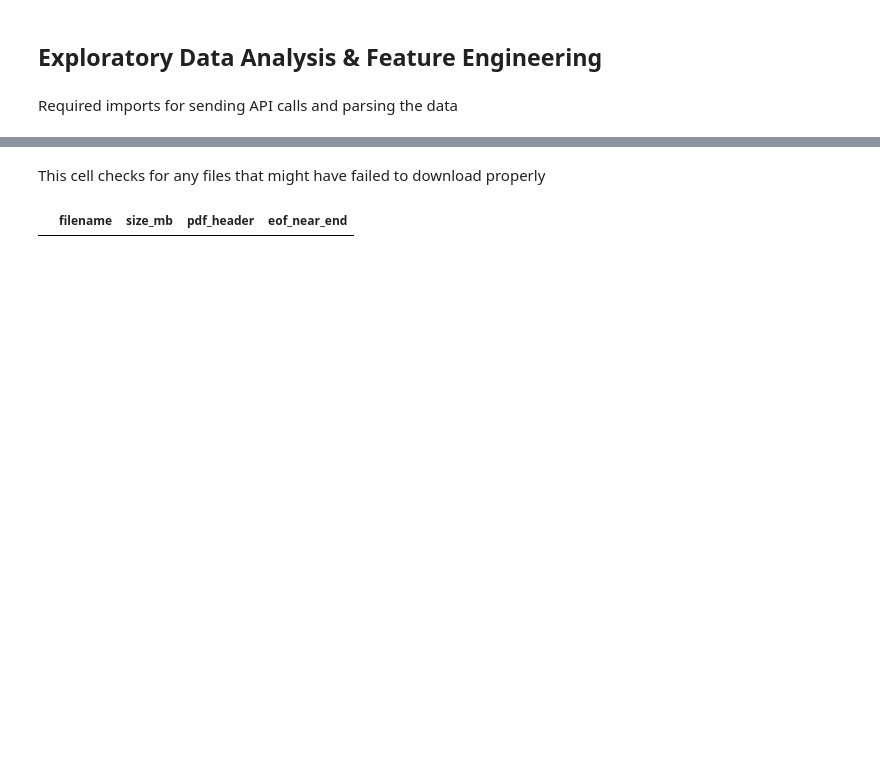
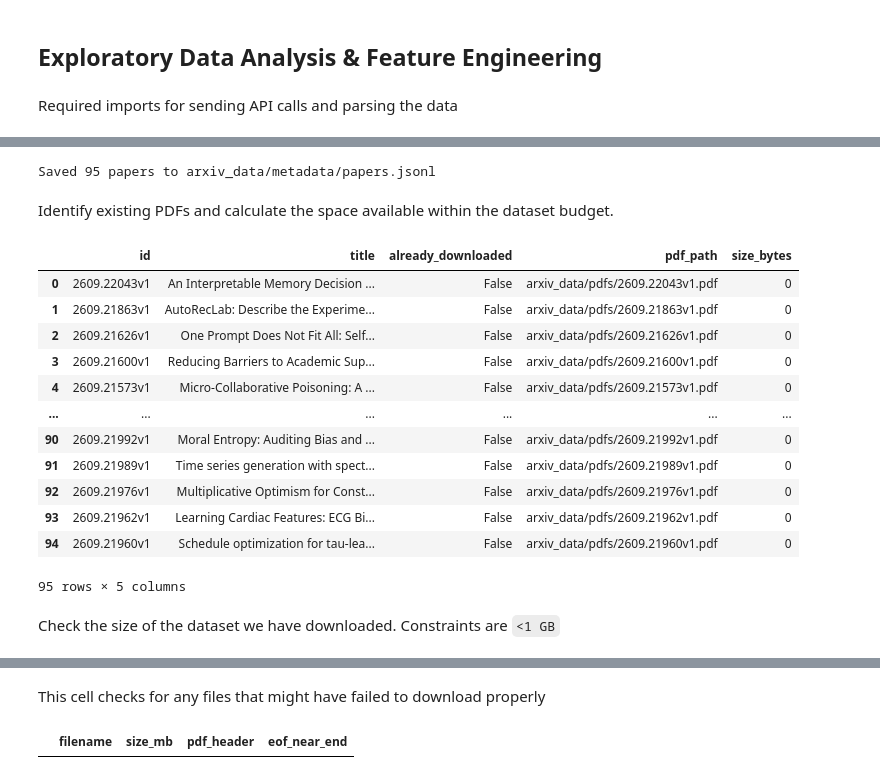
Before and after one commit to Break-Through-Tech/KPMG-1C-ai-research-intelligence-agent-for-business-insight-translation, a Jupyter notebook: notebooks/eda_workbook.ipynb, the cells around one changed output, grey strips where cells are left out. Drawn from its saved outputs; the diff is of its cells as text; code cells hidden in the pictures; blank space fills up the shorter version.

Commit message:
revised data collection pipeline

```diff
--- a/notebooks/eda_workbook.ipynb
+++ b/notebooks/eda_workbook.ipynb
@@ -97,0 +302,60 @@ https://arxiv.org/abs/2609.13198
+# %%
+missing_areas = set(collection_areas.keys()) - set(results_by_area.keys())
+
+if missing_areas:
+    raise ValueError(f"Searches still missing: {sorted(missing_areas)}")
+
+if not unique_papers:
+    raise ValueError("No papers to save.")
+
+catalog_path = metadata_dr / "papers.jsonl"
+catalog_path.parent.mkdir(parents=True, exist_ok=True)
+
+with catalog_path.open("w", encoding="utf-8") as f:
+    for paper in unique_papers:
+        json_text = json.dumps(paper, ensure_ascii=False)
+        f.write(json_text + "\n")
+
+print(f"Saved {len(unique_papers)} papers to {catalog_path}")
+# %% [output]
+Saved 95 papers to arxiv_data/metadata/papers.jsonl
+# %% [markdown]
+Identify existing PDFs and calculate the space available within the dataset budget.
+# %%
+dataset_dir = Path("arxiv_data")
+pdf_dir = dataset_dir / "pdfs"
+
+inventory = []
+
+for paper in unique_papers:
+    filename = paper["id"].replace("/", "_") + ".pdf"
+    pdf_path = pdf_dir / filename
+
+    exists = pdf_path.exists()
+
+    inventory.append({
+       "id": paper["id"],
+       "title": paper["title"],
+       "already_downloaded": exists,
+       "pdf_path": str(pdf_path),
+       "size_bytes": pdf_path.stat().st_size if exists else 0
+    })
+
+download_inventory = pd.DataFrame(inventory)
+display(download_inventory)
+# %% [output]
+|  | id | title | already_downloaded | pdf_path | size_bytes |
+| 0 | 2609.22043v1 | An Interpretable Memory Decision ... | False | arxiv_data/pdfs/2609.22043v1.pdf | 0 |
+| 1 | 2609.21863v1 | AutoRecLab: Describe the Experime... | False | arxiv_data/pdfs/2609.21863v1.pdf | 0 |
+| 2 | 2609.21626v1 | One Prompt Does Not Fit All: Self... | False | arxiv_data/pdfs/2609.21626v1.pdf | 0 |
+| 3 | 2609.21600v1 | Reducing Barriers to Academic Sup... | False | arxiv_data/pdfs/2609.21600v1.pdf | 0 |
+| 4 | 2609.21573v1 | Micro-Collaborative Poisoning: A ... | False | arxiv_data/pdfs/2609.21573v1.pdf | 0 |
+| ... | ... | ... | ... | ... | ... |
+| 90 | 2609.21992v1 | Moral Entropy: Auditing Bias and ... | False | arxiv_data/pdfs/2609.21992v1.pdf | 0 |
+| 91 | 2609.21989v1 | Time series generation with spect... | False | arxiv_data/pdfs/2609.21989v1.pdf | 0 |
+| 92 | 2609.21976v1 | Multiplicative Optimism for Const... | False | arxiv_data/pdfs/2609.21976v1.pdf | 0 |
+| 93 | 2609.21962v1 | Learning Cardiac Features: ECG Bi... | False | arxiv_data/pdfs/2609.21962v1.pdf | 0 |
+| 94 | 2609.21960v1 | Schedule optimization for tau-lea... | False | arxiv_data/pdfs/2609.21960v1.pdf | 0 |
+95 rows × 5 columns
+# %% [markdown]
+Check the size of the dataset we have downloaded. Constraints are `<1 GB`
```
Also changed, not shown: parts of 27 cells of this notebook.
